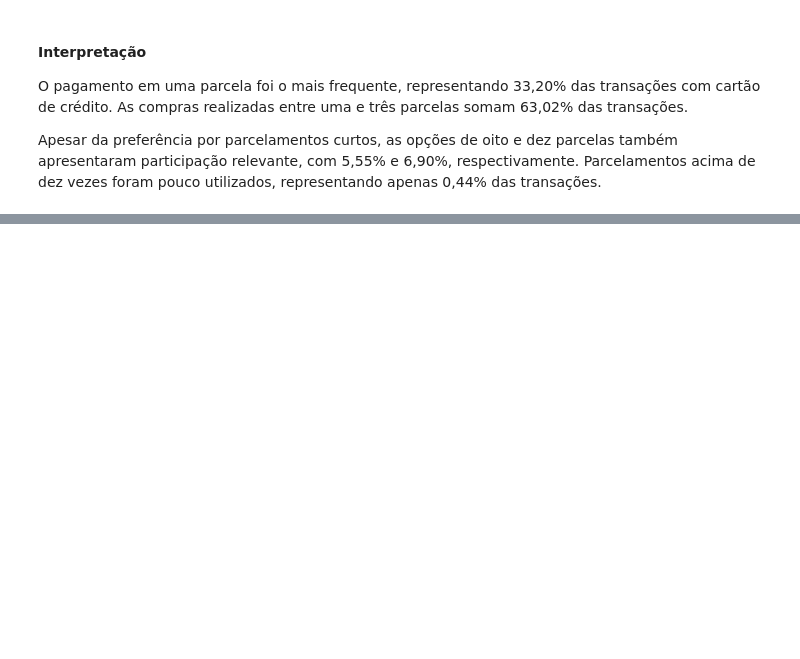
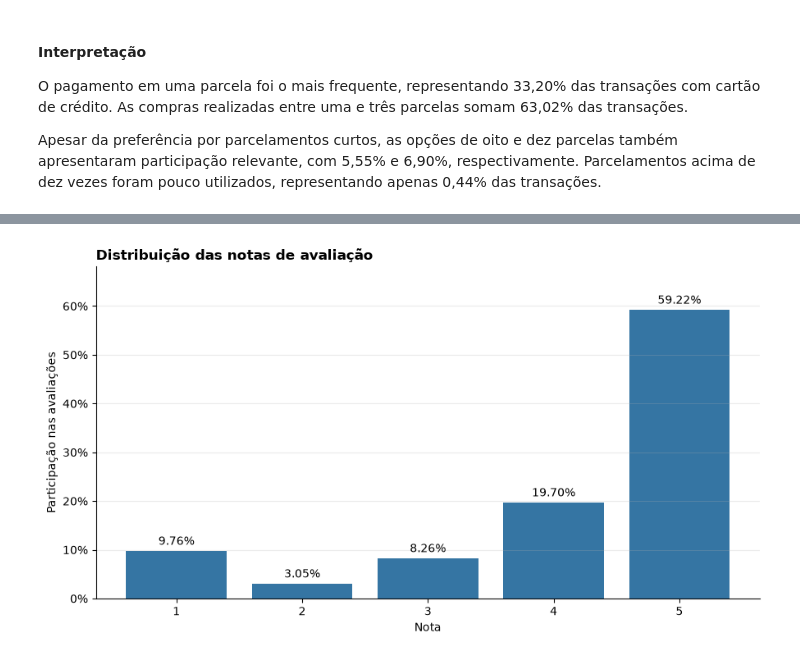
Before and after one commit to AliceGuerreiro/analise-vendas-ecommerce, a Jupyter notebook: notebooks/01_exploracao_inicial.ipynb, the cells around one changed output, grey strips where cells are left out. Drawn from its saved outputs; the diff is of its cells as text; code cells hidden in the pictures; blank space fills up the shorter version.

Commit message:
Adiciona análise da satisfação dos clientes
Analisa as notas de avaliação, a relação entre atrasos e satisfação e apresenta as principais conclusões do projeto.

```diff
--- a/notebooks/01_exploracao_inicial.ipynb
+++ b/notebooks/01_exploracao_inicial.ipynb
@@ -1200,0 +1244,41 @@ Apesar da preferência por parcelamentos curtos, as opções de oito e dez parce
+# %%
+fig, ax = plt.subplots(figsize=(9, 5))
+
+barras = ax.bar(
+    distribuicao_notas["review_score"].astype(str),
+    distribuicao_notas["percentual"],
+    color="#3575A3"
+)
+
+ax.set_title(
+    "Distribuição das notas de avaliação",
+    loc="left",
+    fontweight="bold"
+)
+ax.set_xlabel("Nota")
+ax.set_ylabel("Participação nas avaliações")
+
+ax.yaxis.set_major_formatter(
+    FuncFormatter(lambda valor, _: f"{valor:.0f}%")
+)
+
+ax.bar_label(
+    barras,
+    labels=[
+        f"{valor:.2f}%"
+        for valor in distribuicao_notas["percentual"]
+    ],
+    padding=3
+)
+
+ax.grid(axis="y", alpha=0.25)
+
+for lado in ["top", "right"]:
+    ax.spines[lado].set_visible(False)
+
+ax.set_ylim(0, distribuicao_notas["percentual"].max() * 1.15)
+
+plt.tight_layout()
+plt.show()
+# %% [output]
+[figure, added]
```
Also changed, not shown: parts of 9 cells of this notebook.
